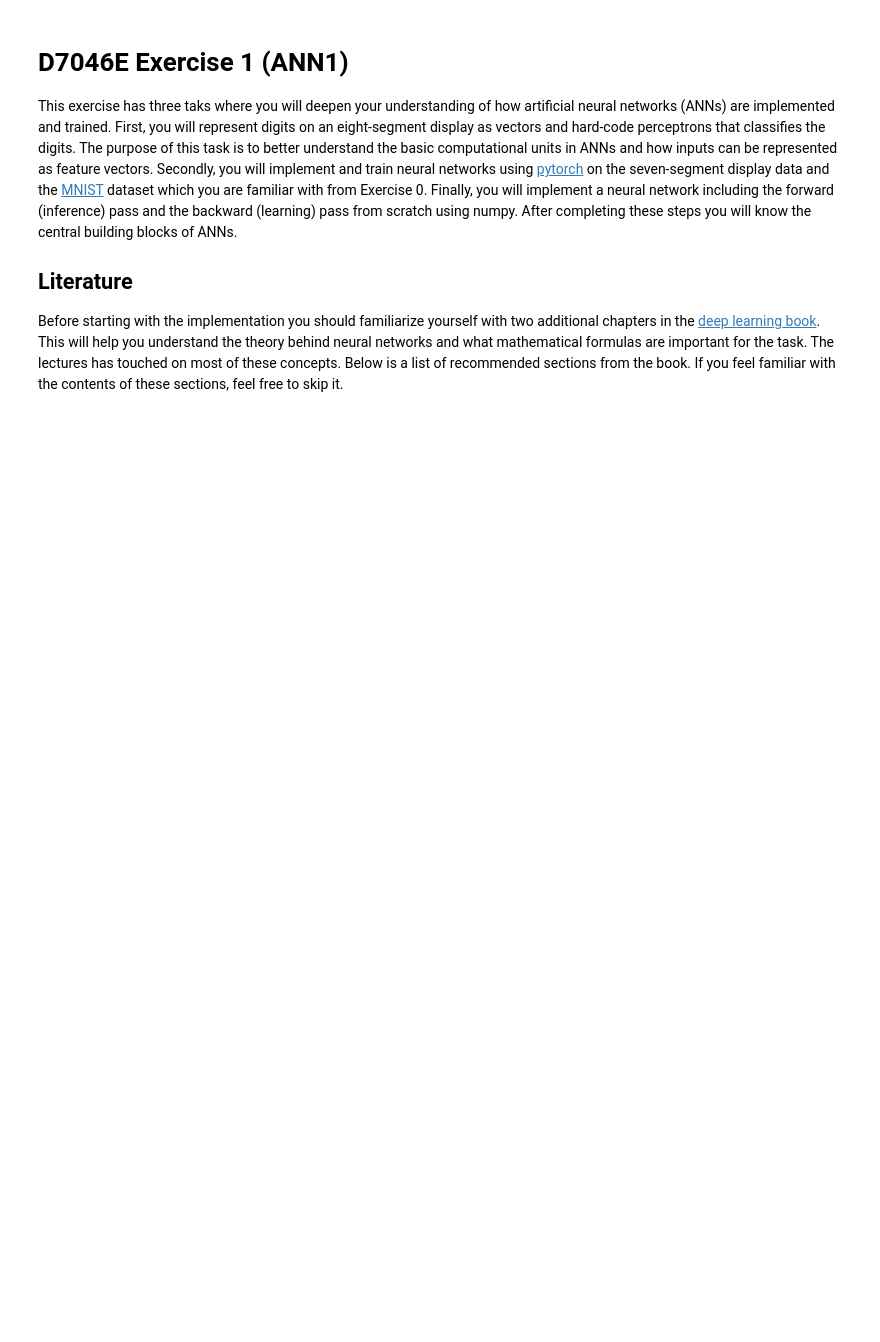
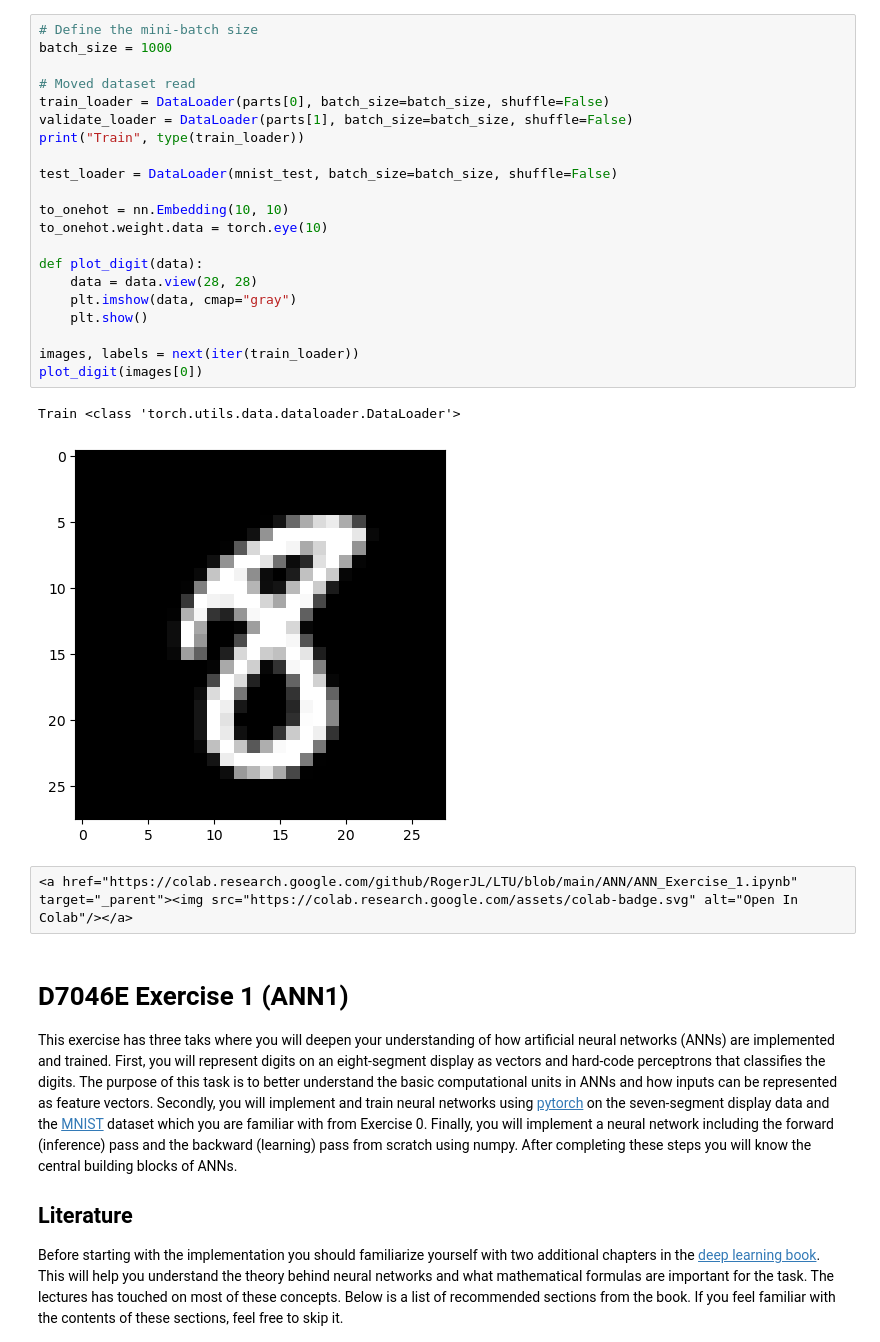
Before and after one commit to RogerJL/LTU, a Jupyter notebook: ANN/ANN_Exercise_1.ipynb, the cells around one changed output. Saved outputs shown, nothing was run; the diff lists cells and outputs as text; blank space fills up the shorter version.

```diff
--- a/ANN/ANN_Exercise_1.ipynb
+++ b/ANN/ANN_Exercise_1.ipynb
@@ -3,3 +1,29 @@
+# %%
+# Define the mini-batch size
+batch_size = 1000
+
+# Moved dataset read
+train_loader = DataLoader(parts[0], batch_size=batch_size, shuffle=False)
+validate_loader = DataLoader(parts[1], batch_size=batch_size, shuffle=False)
+print("Train", type(train_loader))
+
+test_loader = DataLoader(mnist_test, batch_size=batch_size, shuffle=False)
+
+to_onehot = nn.Embedding(10, 10)
+to_onehot.weight.data = torch.eye(10)
+
+def plot_digit(data):
+    data = data.view(28, 28)
+    plt.imshow(data, cmap="gray")
+    plt.show()
+
+images, labels = next(iter(train_loader))
+plot_digit(images[0])
+# %% [output]
+Train <class 'torch.utils.data.dataloader.DataLoader'>
+[figure, added]
+# %% [raw]
+<a href="https://colab.research.google.com/github/RogerJL/LTU/blob/main/ANN/ANN_Exercise_1.ipynb" target="_parent"><img src="https://colab.research.google.com/assets/colab-badge.svg" alt="Open In Colab"/></a>
 # %% [markdown]
 # D7046E Exercise 1 (ANN1)
 
```
Also changed, not shown: parts of 10 cells of this notebook.
